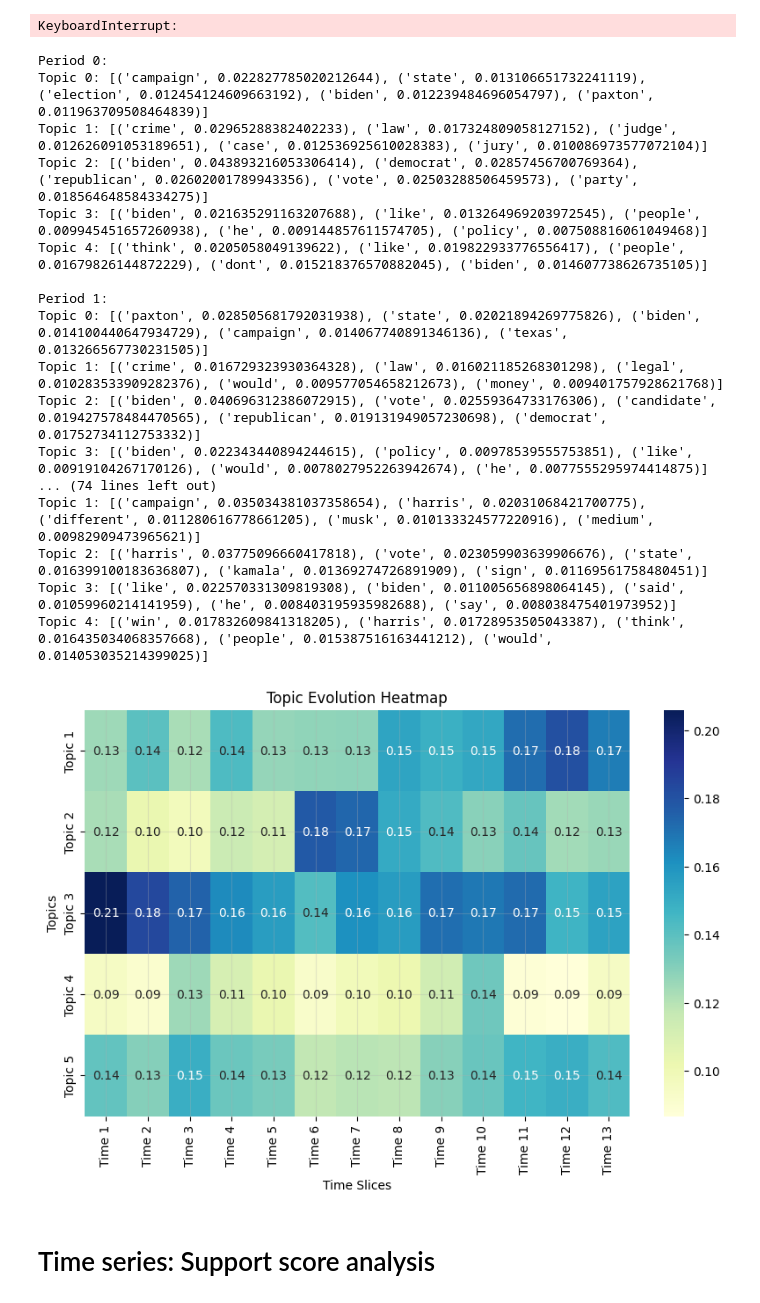
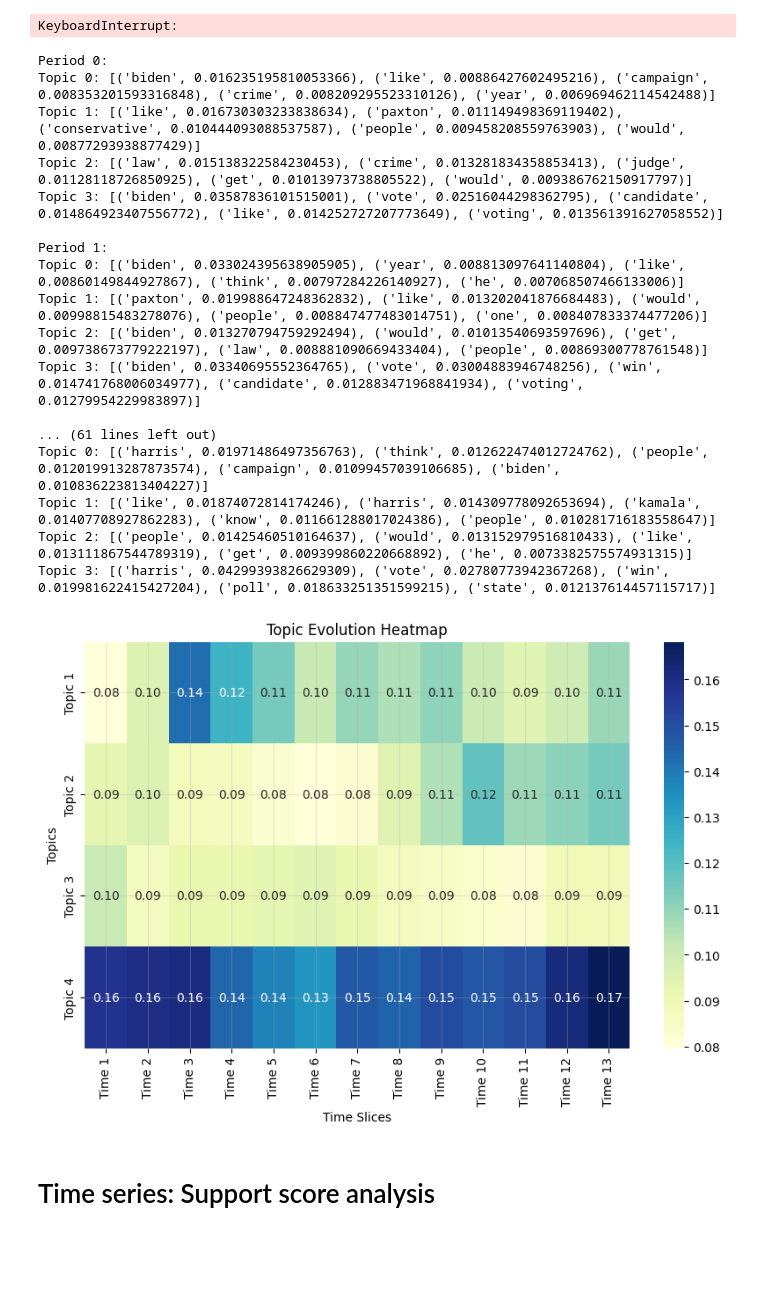
Before and after one commit to bnvulpe/votecore, a Jupyter notebook: scripts/data_mining.ipynb, the cells around one changed output. Cells and saved outputs as stored; diff of their text form; code cells hidden in the pictures; blank space fills up the shorter version.

Commit message:
w/ plots

```diff
--- a/scripts/data_mining.ipynb
+++ b/scripts/data_mining.ipynb
@@ -347,6 +330,26 @@ Best parameters: {'alpha': 0.1, 'chain_variance': 0.01, 'eta': 0.1, 'num_topics'
 Best score: -2.6814786118113694
 Best parameters: {'alpha': 0.5, 'chain_variance': 0.01, 'eta': 0.5, 'num_topics': 5, 'passes': 5}
 KeyboardInterrupt:
+# %%
+from gensim.models.ldamodel import LdaModel
+
+best_params = {'alpha': 'auto', 'chain_variance': 0.05, 'eta': 'auto', 'num_topics': 4, 'passes': 5}
+
+dtm = LdaSeqModel(
+    corpus=corpus,
+    time_slice=time_slices,
+    num_topics=best_params['num_topics'],
+    id2word=dictionary,
+    chain_variance=best_params['chain_variance'],
+    passes=best_params['passes'],
+    lda_model=LdaModel(
+        corpus=corpus,
+        num_topics=best_params['num_topics'],
+        alpha=best_params['alpha'],
+        eta=best_params['eta'],
+        id2word=dictionary
+    )
+)
 # %%
 def print_topic_evolution(model, periods=None):
     """
@@ -363,59 +366,58 @@ def print_topic_evolution(model, periods=None):
 print_topic_evolution(dtm)
 # %% [output]
 Period 0:
-Topic 0: [('campaign', 0.022827785020212644), ('state', 0.013106651732241119), ('election', 0.012454124609663192), ('biden', 0.012239484696054797), ('paxton', 0.011963709508464839)]
-Topic 1: [('crime', 0.02965288382402233), ('law', 0.017324809058127152), ('judge', 0.012626091053189651), ('case', 0.012536925610028383), ('jury', 0.010086973577072104)]
-Topic 2: [('biden', 0.043893216053306414), ('democrat', 0.02857456700769364), ('republican', 0.02602001789943356), ('vote', 0.02503288506459573), ('party', 0.018564648584334275)]
-Topic 3: [('biden', 0.021635291163207688), ('like', 0.013264969203972545), ('people', 0.009945451657260938), ('he', 0.009144857611574705), ('policy', 0.007508816061049468)]
-Topic 4: [('think', 0.0205058049139622), ('like', 0.019822933776556417), ('people', 0.01679826144872229), ('dont', 0.015218376570882045), ('biden', 0.014607738626735105)]
+Topic 0: [('biden', 0.016235195810053366), ('like', 0.00886427602495216), ('campaign', 0.008353201593316848), ('crime', 0.008209295523310126), ('year', 0.006969462114542488)]
+Topic 1: [('like', 0.016730303233838634), ('paxton', 0.011149498369119402), ('conservative', 0.010444093088537587), ('people', 0.009458208559763903), ('would', 0.00877293938877429)]
+Topic 2: [('law', 0.015138322584230453), ('crime', 0.013281834358853413), ('judge', 0.01128118726850925), ('get', 0.01013973738805522), ('would', 0.009386762150917797)]
+Topic 3: [('biden', 0.03587836101515001), ('vote', 0.02516044298362795), ('candidate', 0.014864923407556772), ('like', 0.014252727207773649), ('voting', 0.013561391627058552)]
 
 Period 1:
-Topic 0: [('paxton', 0.028505681792031938), ('state', 0.02021894269775826), ('biden', 0.014100440647934729), ('campaign', 0.014067740891346136), ('texas', 0.013266567730231505)]
-Topic 1: [('crime', 0.016729323930364328), ('law', 0.016021185268301298), ('legal', 0.010283533909282376), ('would', 0.009577054658212673), ('money', 0.009401757928621768)]
-Topic 2: [('biden', 0.040696312386072915), ('vote', 0.02559364733176306), ('candidate', 0.019427578484470565), ('republican', 0.019131949057230698), ('democrat', 0.01752734112753332)]
-Topic 3: [('biden', 0.022343440894244615), ('policy', 0.00978539555753851), ('like', 0.00919104267170126), ('would', 0.0078027952263942674), ('he', 0.0077555295974414875)]
-... (74 lines left out)
-Topic 1: [('campaign', 0.035034381037358654), ('harris', 0.02031068421700775), ('different', 0.011280616778661205), ('musk', 0.010133324577220916), ('medium', 0.00982909473965621)]
-Topic 2: [('harris', 0.03775096660417818), ('vote', 0.023059903639906676), ('state', 0.016399100183636807), ('kamala', 0.01369274726891909), ('sign', 0.01169561758480451)]
-Topic 3: [('like', 0.022570331309819308), ('biden', 0.011005656898064145), ('said', 0.01059960214141959), ('he', 0.008403195935982688), ('say', 0.008038475401973952)]
-Topic 4: [('win', 0.017832609841318205), ('harris', 0.01728953505043387), ('think', 0.016435034068357668), ('people', 0.015387516163441212), ('would', 0.014053035214399025)]
+Topic 0: [('biden', 0.033024395638905905), ('year', 0.008813097641140804), ('like', 0.00860149844927867), ('think', 0.00797284226140927), ('he', 0.007068507466133006)]
+Topic 1: [('paxton', 0.019988647248362832), ('like', 0.013202041876684483), ('would', 0.00998815483278076), ('people', 0.008847477483014751), ('one', 0.008407833374477206)]
+Topic 2: [('biden', 0.013270794759292494), ('would', 0.01013540693597696), ('get', 0.009738673779222197), ('law', 0.008881090669433404), ('people', 0.00869300778761548)]
+Topic 3: [('biden', 0.03340695552364765), ('vote', 0.03004883946748256), ('win', 0.014741768006034977), ('candidate', 0.012883471968841934), ('voting', 0.01279954229983897)]
+
+... (61 lines left out)
+Topic 0: [('harris', 0.01971486497356763), ('think', 0.012622474012724762), ('people', 0.012019913287873574), ('campaign', 0.01099457039106685), ('biden', 0.010836223813404227)]
+Topic 1: [('like', 0.01874072814174246), ('harris', 0.014309778092653694), ('kamala', 0.01407708927862283), ('know', 0.011661288017024386), ('people', 0.010281716183558647)]
+Topic 2: [('people', 0.01425460510164637), ('would', 0.013152979516810433), ('like', 0.013111867544789319), ('get', 0.009399860220668892), ('he', 0.0073382575574931315)]
+Topic 3: [('harris', 0.04299393826629309), ('vote', 0.02780773942367268), ('win', 0.019981622415427204), ('poll', 0.018633251351599215), ('state', 0.012137614457115717)]
 # %%
 def get_topic_word_distributions(model, num_topics, time_slices, top_n=10):
     """
     Get the top words for each topic at each time slice.
     """
     # Initialize an array to store topic word distributions
     topic_evolution = np.zeros((num_topics, time_slices))
 
     # Iterate over each time slice and extract the topic-word distributions
     for t in range(time_slices):
         for topic in range(num_topics):
             # Get the top words for the topic at the current time slice
             top_terms = model.print_topics(time=t)[topic][:top_n]
 
             # Calculate the total weight of the topic's top words for this time slice
             total_weight = sum(weight for _, weight in top_terms)
             topic_evolution[topic, t] += total_weight
 
     return topic_evolution
 
 # Assuming dtm is your trained LdaSeqModel
-num_topics = 5  # Number of topics
-time_slices = len(dtm.time_slice)  # Number of time slices
+num_topics = 4  # Number of topics
 
 # Get the topic evolution over time
-topic_evolution = get_topic_word_distributions(dtm, num_topics, time_slices)
+topic_evolution = get_topic_word_distributions(dtm, num_topics, len(time_slices))
 
 # Plot the heatmap
 plt.figure(figsize=(10, 6))
 sns.heatmap(topic_evolution, cmap="YlGnBu", cbar=True, annot=True, fmt=".2f",
-            xticklabels=[f'Time {i+1}' for i in range(time_slices)],
+            xticklabels=[f'Time {i+1}' for i in range(len(time_slices))],
             yticklabels=[f'Topic {i+1}' for i in range(num_topics)])
 plt.title("Topic Evolution Heatmap")
 plt.xlabel("Time Slices")
 plt.ylabel("Topics")
 plt.show()
 # %% [output]
-[figure, old version]
+[figure, new version]
 # %%
 # save model
```
Also changed, not shown: parts of 5 cells of this notebook.
